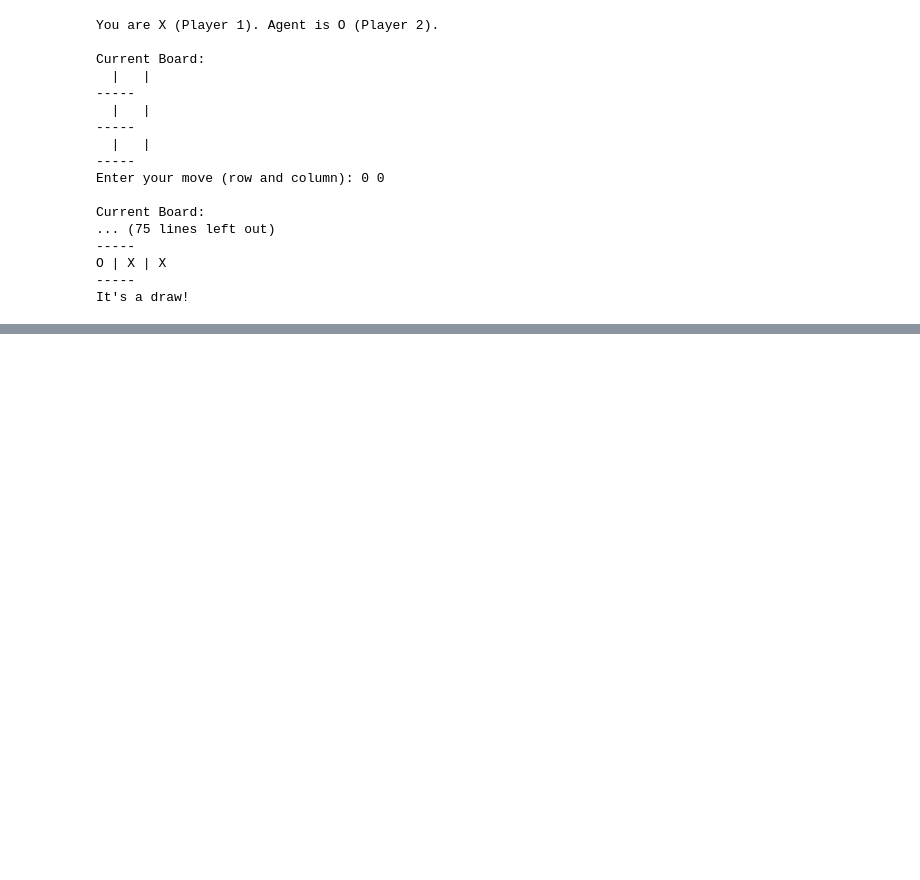
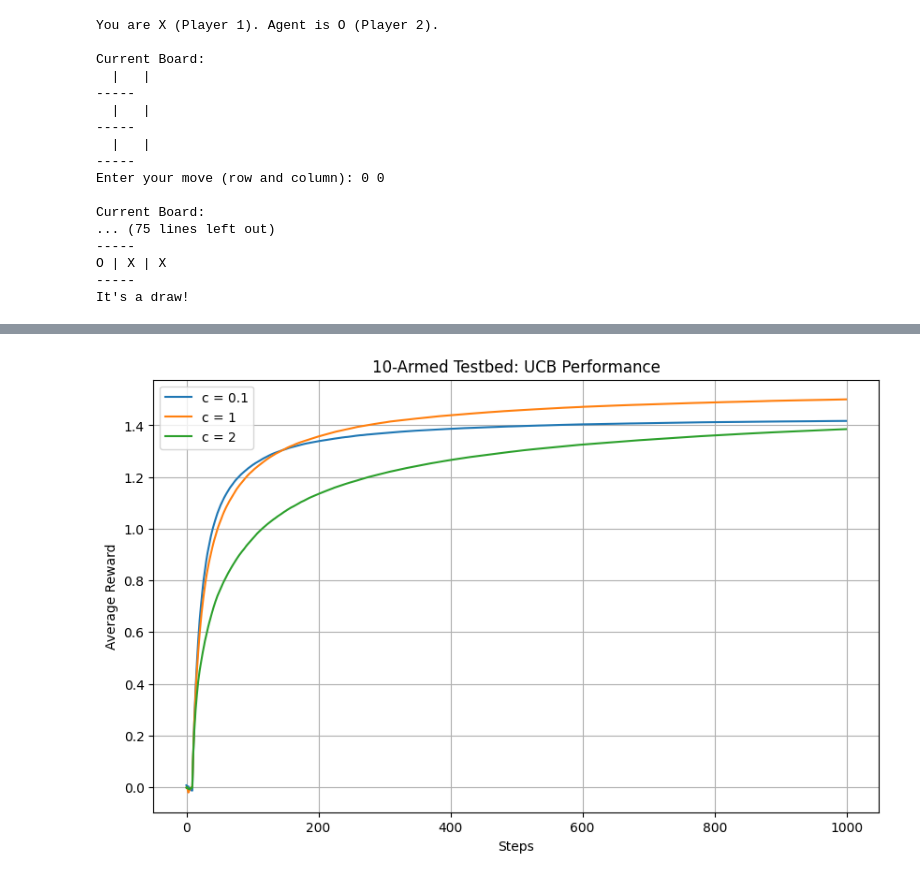
Before and after one commit to aswin-ar3669/RLA-Python-Learning, a Jupyter notebook: RLA_Unit_1_Programs.ipynb, the cells around one changed output, grey strips where cells are left out. Saved outputs shown, nothing was run; the diff lists cells and outputs as text; code cells hidden in the pictures; blank space fills up the shorter version.

```diff
--- a/RLA_Unit_1_Programs.ipynb
+++ b/RLA_Unit_1_Programs.ipynb
@@ -249,0 +422,74 @@ It's a draw!
+# %%
+import numpy as np
+import matplotlib.pyplot as plt
+
+class UCB:
+    def __init__(self, n_arms, c, n_steps):
+        self.n_arms = n_arms
+        self.c = c
+        self.n_steps = n_steps
+        self.q_true = np.random.randn(n_arms)  # True action values
+        self.q_estimates = np.zeros(n_arms)   # Estimated action values
+        self.action_counts = np.zeros(n_arms)  # Counts of each arm
+        self.total_rewards = []               # Total reward tracker
+
+    def select_action(self, t):
+        """Select an action using the UCB formula."""
+        if t < self.n_arms:  # Ensure each arm is selected at least once
+            return t
+        confidence_bounds = self.q_estimates + self.c * np.sqrt(
+            np.log(t) / (self.action_counts + 1e-5)  # Add small value to avoid division by zero
+        )
+        return np.argmax(confidence_bounds)
+
+    def step(self, action):
+        """Generate a reward for the chosen action."""
+        reward = np.random.randn() + self.q_true[action]  # Reward centered at q_true[action]
+        return reward
+
+    def update_estimates(self, action, reward):
+        """Update action-value estimates."""
+        self.action_counts[action] += 1
+        n = self.action_counts[action]
+        self.q_estimates[action] += (1 / n) * (reward - self.q_estimates[action])
+
+    def run(self):
+        """Run the UCB algorithm."""
+        for t in range(1, self.n_steps + 1):
+            action = self.select_action(t)
+            reward = self.step(action)
+            self.update_estimates(action, reward)
+            self.total_rewards.append(reward)
+
+        return np.cumsum(self.total_rewards) / np.arange(1, self.n_steps + 1)  # Average reward over time
+
+def simulate_ucb(n_arms=10, n_steps=1000, c_values=[0.1, 1, 2], n_runs=2000):
+    """Simulate the UCB algorithm for different exploration parameters."""
+    avg_rewards = {}
+
+    for c in c_values:
+        all_rewards = np.zeros(n_steps)
+        for _ in range(n_runs):
+            ucb_agent = UCB(n_arms=n_arms, c=c, n_steps=n_steps)
+            rewards = ucb_agent.run()
+            all_rewards += rewards
+        avg_rewards[c] = all_rewards / n_runs
+
+    return avg_rewards
+
+# Simulate UCB for different exploration constants
+c_values = [0.1, 1, 2]
+avg_rewards = simulate_ucb(c_values=c_values)
+
+# Plot the results
+plt.figure(figsize=(10, 6))
+for c, rewards in avg_rewards.items():
+    plt.plot(rewards, label=f"c = {c}")
+plt.xlabel("Steps")
+plt.ylabel("Average Reward")
+plt.title("10-Armed Testbed: UCB Performance")
+print("Average Reward:", avg_rewards)
+plt.legend()
+plt.grid()
+plt.show()
+# %% [output]
@@ -249,0 +513 @@ It's a draw!
+[figure, added]
```
Also changed, not shown: parts of 5 cells of this notebook.
